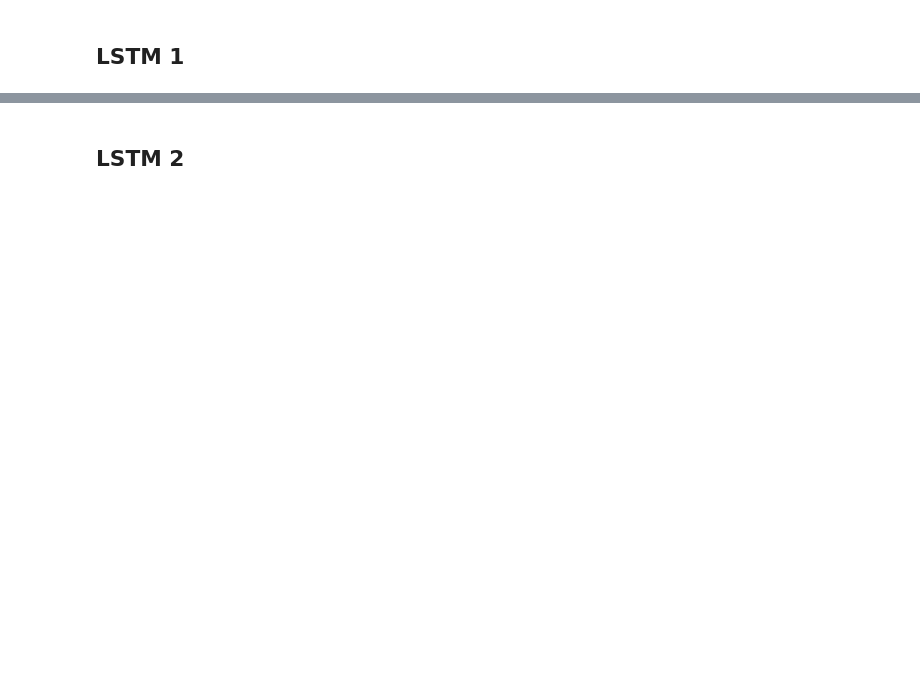
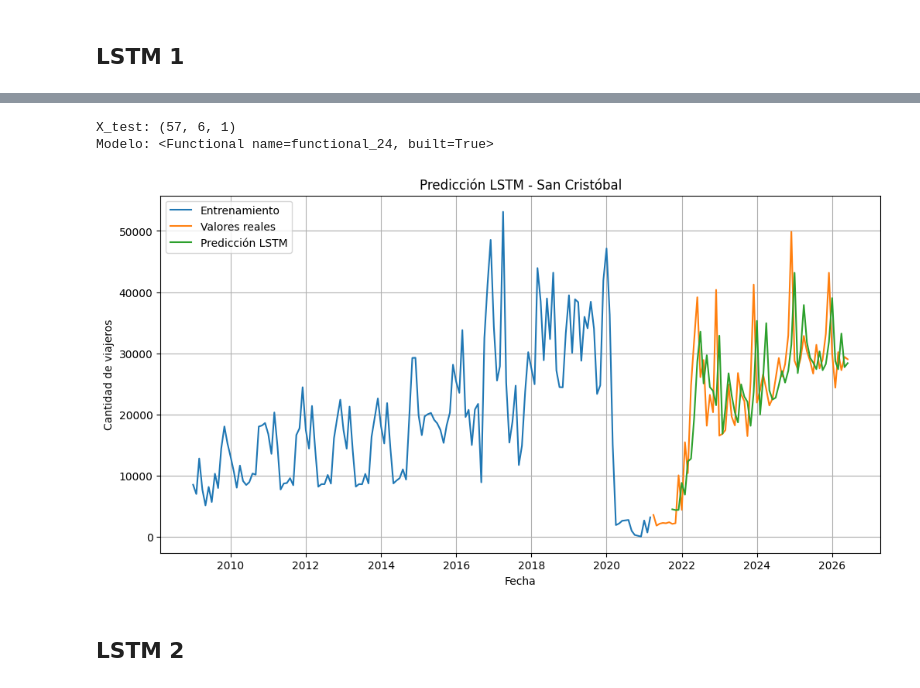
Before and after one commit to CamiR24/Lab1DS, a Jupyter notebook: lab2/serie_fronteras/LSTM_san_cristobal.ipynb, the cells around one changed output, grey strips where cells are left out. Cells and saved outputs as stored; diff of their text form; code cells hidden in the pictures; blank space fills up the shorter version.

Commit message:
LSTM san cristobal terminado

```diff
--- a/lab2/serie_fronteras/LSTM_san_cristobal.ipynb
+++ b/lab2/serie_fronteras/LSTM_san_cristobal.ipynb
@@ -50,0 +280,38 @@ test_serie = pd.read_csv(
+# %%
+print("X_test:", X_test.shape)
+print("Modelo:", modelo1)
+# %% [output]
+X_test: (57, 6, 1)
+Modelo: <Functional name=functional_24, built=True>
+# %%
+prediccion_test = modelo1.predict(X_test, verbose=0)
+
+# Regresar a la escala original
+prediccion_test = scaler.inverse_transform(prediccion_test)
+
+# Valores reales en la escala original
+real_test = scaler.inverse_transform(
+    y_test.reshape(-1, 1)
+)
+# %%
+df_pred = pd.DataFrame(
+    prediccion_test,
+    index=test_serie.index[ventana:],
+    columns=["Predicción"]
+)
+
+plt.figure(figsize=(12,6))
+
+plt.plot(train_serie.index, train_serie.values, label="Entrenamiento")
+plt.plot(test_serie.index, test_serie.values, label="Valores reales")
+plt.plot(df_pred.index, df_pred["Predicción"], label="Predicción LSTM")
+
+plt.title("Predicción LSTM - San Cristóbal")
+plt.xlabel("Fecha")
+plt.ylabel("Cantidad de viajeros")
+plt.legend()
+plt.grid(True)
+
+plt.show()
+# %% [output]
+[figure, added]
```
Also changed, not shown: parts of 21 cells of this notebook, 4 other files.
